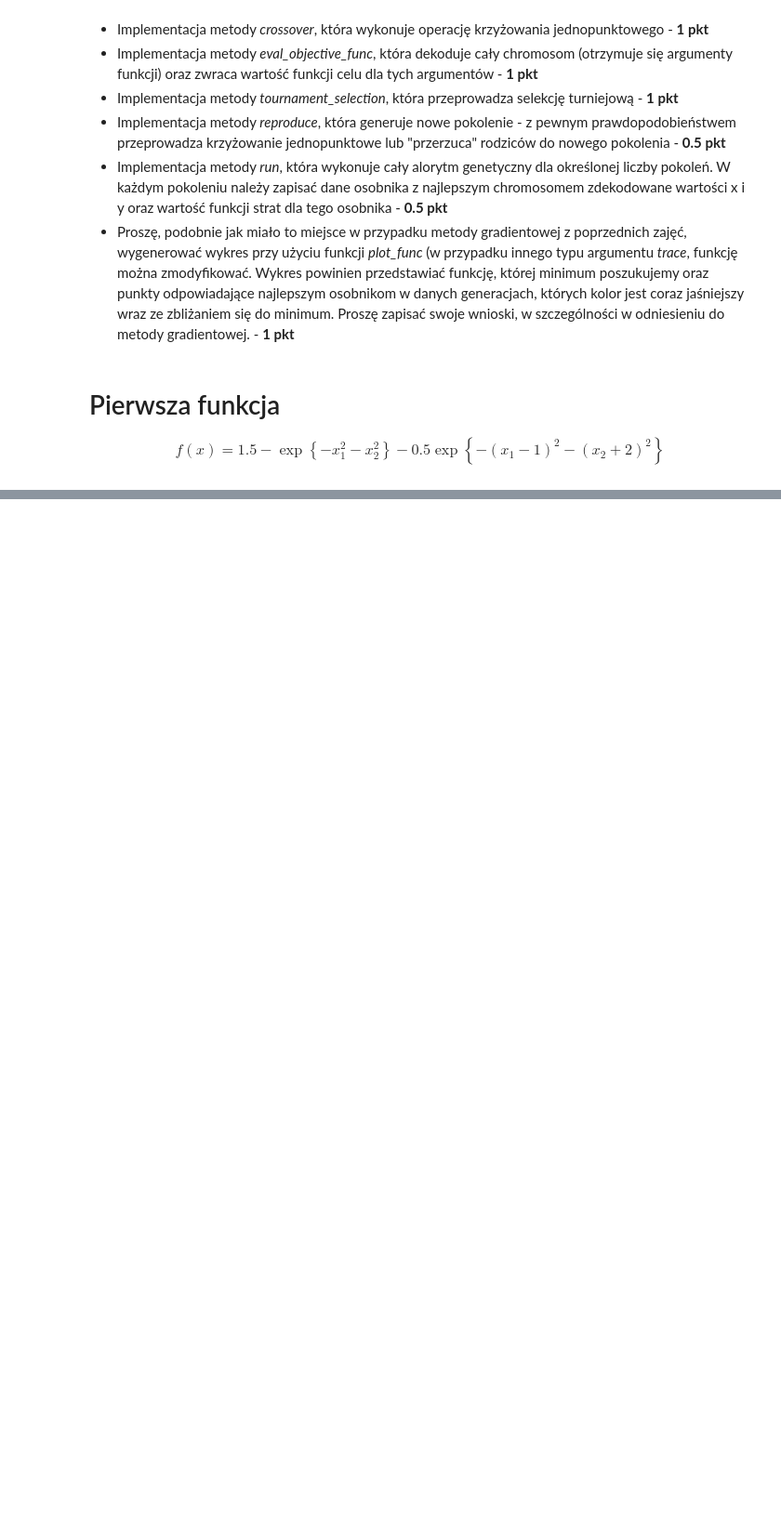
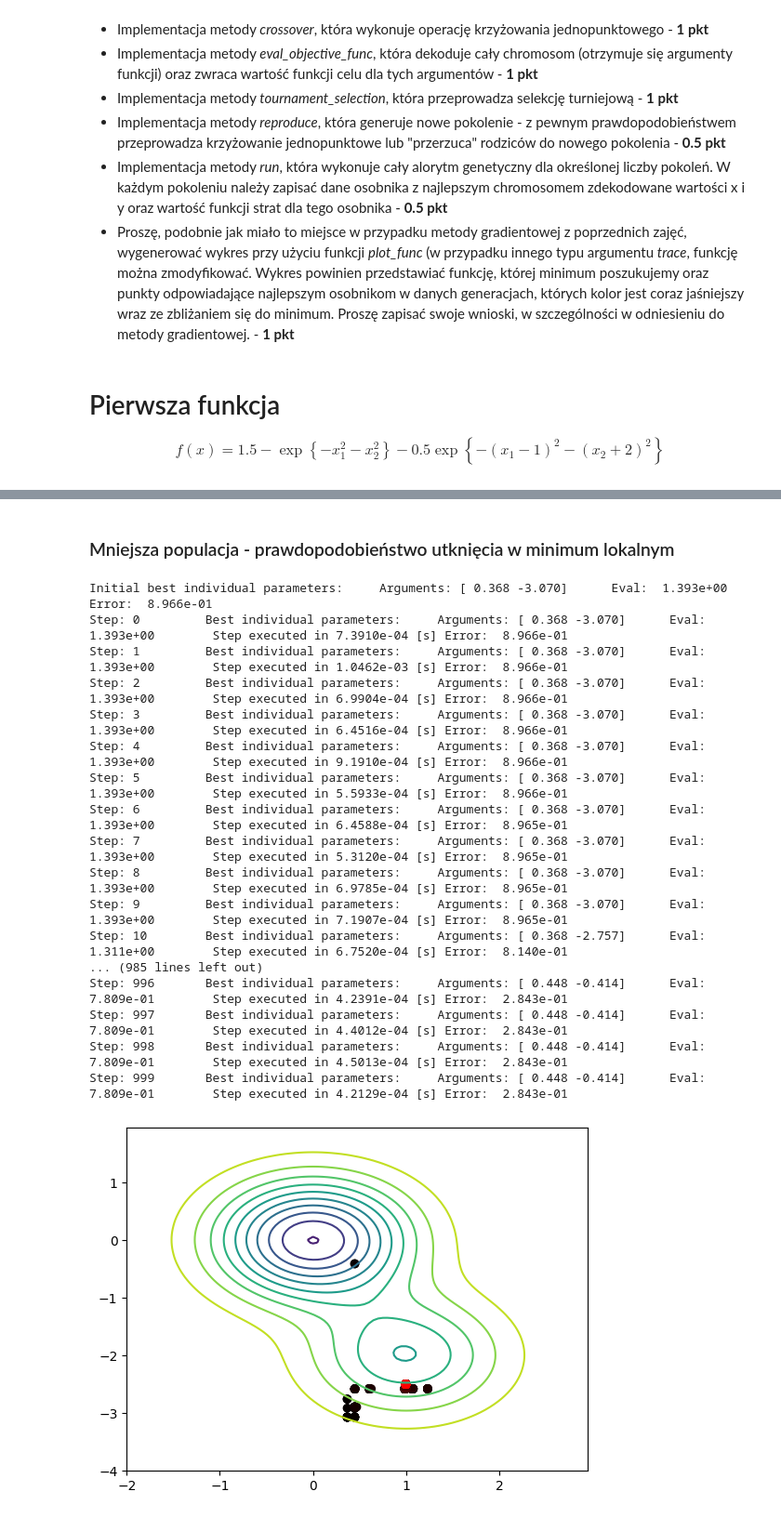
Before and after one commit to VisteK528/WSI, a Jupyter notebook: Exercise2/zadanie_2.ipynb, the cells around one changed output, grey strips where cells are left out. Shown at 93% size. Saved outputs shown, nothing was run; the diff lists cells and outputs as text; code cells hidden in the pictures; blank space fills up the shorter version.

```diff
--- a/Exercise2/zadanie_2.ipynb
+++ b/Exercise2/zadanie_2.ipynb
@@ -262,0 +295,24 @@ algorithm.plot_func(algorithm.trace, X_narrow, Y_narrow)
+# %% [markdown]
+### Mniejsza populacja - prawdopodobieństwo utknięcia w minimum lokalnym
+# %%
+algorithm5 = GeneticAlgorithm(32, 2, f, [-5, 5], population_size=10, num_steps=1000)
+algorithm5.run(optimum_arguments=[0, 0], verbose=2, plot=True, plot_ranges=[X, Y])
+# %% [output]
+Initial best individual parameters:     Arguments: [ 0.368 -3.070]      Eval:  1.393e+00        Error:  8.966e-01
+Step: 0         Best individual parameters:     Arguments: [ 0.368 -3.070]      Eval:  1.393e+00        Step executed in 7.3910e-04 [s] Error:  8.966e-01
+Step: 1         Best individual parameters:     Arguments: [ 0.368 -3.070]      Eval:  1.393e+00        Step executed in 1.0462e-03 [s] Error:  8.966e-01
+Step: 2         Best individual parameters:     Arguments: [ 0.368 -3.070]      Eval:  1.393e+00        Step executed in 6.9904e-04 [s] Error:  8.966e-01
+Step: 3         Best individual parameters:     Arguments: [ 0.368 -3.070]      Eval:  1.393e+00        Step executed in 6.4516e-04 [s] Error:  8.966e-01
+Step: 4         Best individual parameters:     Arguments: [ 0.368 -3.070]      Eval:  1.393e+00        Step executed in 9.1910e-04 [s] Error:  8.966e-01
+Step: 5         Best individual parameters:     Arguments: [ 0.368 -3.070]      Eval:  1.393e+00        Step executed in 5.5933e-04 [s] Error:  8.966e-01
+Step: 6         Best individual parameters:     Arguments: [ 0.368 -3.070]      Eval:  1.393e+00        Step executed in 6.4588e-04 [s] Error:  8.965e-01
+Step: 7         Best individual parameters:     Arguments: [ 0.368 -3.070]      Eval:  1.393e+00        Step executed in 5.3120e-04 [s] Error:  8.965e-01
+Step: 8         Best individual parameters:     Arguments: [ 0.368 -3.070]      Eval:  1.393e+00        Step executed in 6.9785e-04 [s] Error:  8.965e-01
+Step: 9         Best individual parameters:     Arguments: [ 0.368 -3.070]      Eval:  1.393e+00        Step executed in 7.1907e-04 [s] Error:  8.965e-01
+Step: 10        Best individual parameters:     Arguments: [ 0.368 -2.757]      Eval:  1.311e+00        Step executed in 6.7520e-04 [s] Error:  8.140e-01
+... (985 lines left out)
+Step: 996       Best individual parameters:     Arguments: [ 0.448 -0.414]      Eval:  7.809e-01        Step executed in 4.2391e-04 [s] Error:  2.843e-01
+Step: 997       Best individual parameters:     Arguments: [ 0.448 -0.414]      Eval:  7.809e-01        Step executed in 4.4012e-04 [s] Error:  2.843e-01
+Step: 998       Best individual parameters:     Arguments: [ 0.448 -0.414]      Eval:  7.809e-01        Step executed in 4.5013e-04 [s] Error:  2.843e-01
+Step: 999       Best individual parameters:     Arguments: [ 0.448 -0.414]      Eval:  7.809e-01        Step executed in 4.2129e-04 [s] Error:  2.843e-01
+[figure, added]
```
Also changed, not shown: parts of 19 cells of this notebook.
